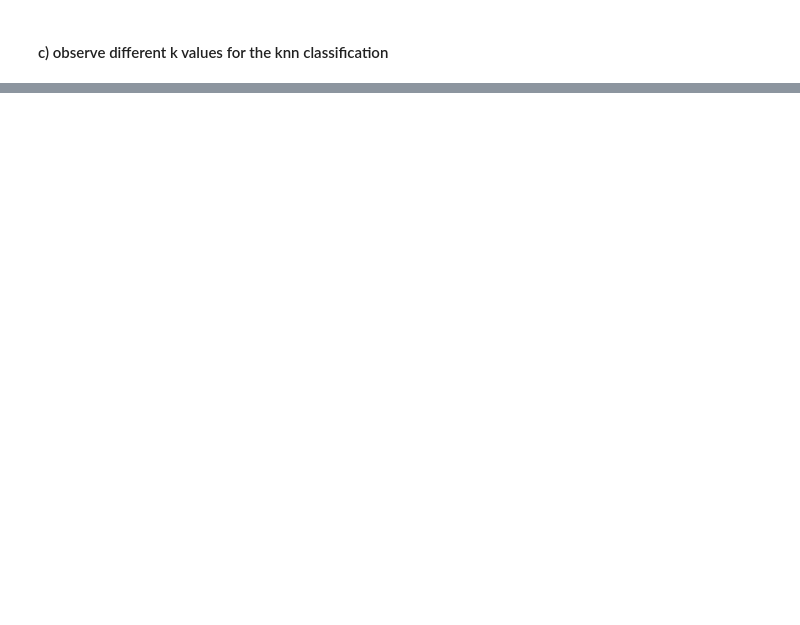
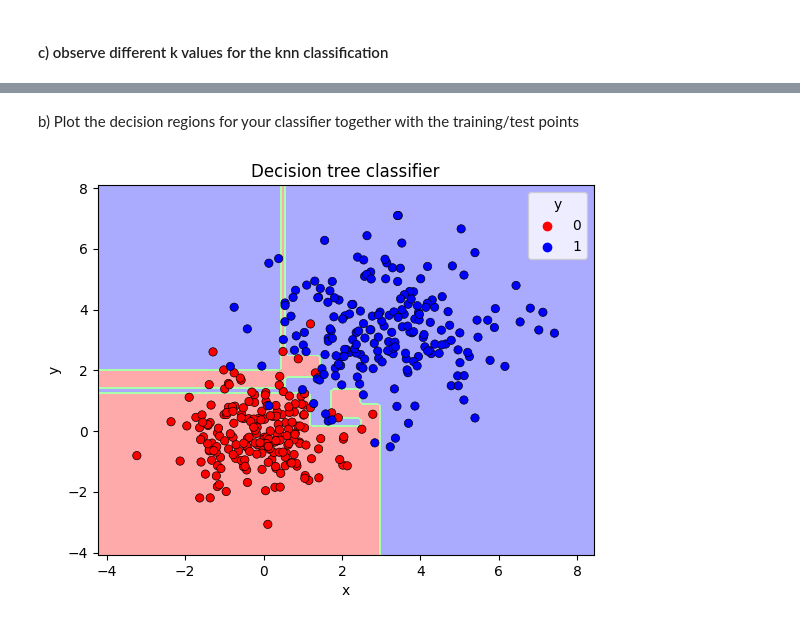
Before and after one commit to DanielCiccC/COMP4702_S12023, a Jupyter notebook: Pracw3/prac3.ipynb, the cells around one changed output, grey strips where cells are left out. Drawn from its saved outputs; the diff is of its cells as text; code cells hidden in the pictures; blank space fills up the shorter version.

```diff
--- a/Pracw3/prac3.ipynb
+++ b/Pracw3/prac3.ipynb
@@ -201,0 +283,8 @@ InvalidParameterError: The 'n_neighbors' parameter of KNeighborsClassifier must
+# %%
+clf = DecisionTreeClassifier()
+clf.fit(X_train, y_train)
+y_predict = clf.predict(X_test)
+
+missclassification = classification_report(y_test, y_predict)
+print(missclassification)
+print(f"Accuracy score: {accuracy_score(y_test, y_predict)}")
@@ -201,0 +302,36 @@ InvalidParameterError: The 'n_neighbors' parameter of KNeighborsClassifier must
+# %% [markdown]
+b) Plot the decision regions for your classifier together with the training/test points
+# %%
+cmap_light = ListedColormap(['#FFAAAA', '#AAFFAA', '#AAAAFF'])
+cmap_bold = ListedColormap(['#FF0000', '#00FF00', '#0000FF'])
+cmap_bold_list = ['#FF0000', '#0000FF']
+
+clf = DecisionTreeClassifier().fit(X_train, y_train)
+
+# Plot the decision boundary
+DecisionBoundaryDisplay.from_estimator(
+    clf,
+    X,
+    cmap=cmap_light,
+    response_method="predict",
+    xlabel='x',
+    ylabel='y',
+)
+
+# Plot also the training points
+sns.scatterplot(
+    x=X['x1'],
+    y=X['x2'],
+    hue=y,
+    palette=cmap_bold_list,
+    alpha=1.0,
+    edgecolor="black",
+)
+
+plt.title(
+    'Decision tree classifier'
+    )
+
+plt.show()
+# %% [output]
+[figure, added]
```
Also changed, not shown: parts of 16 cells of this notebook.
